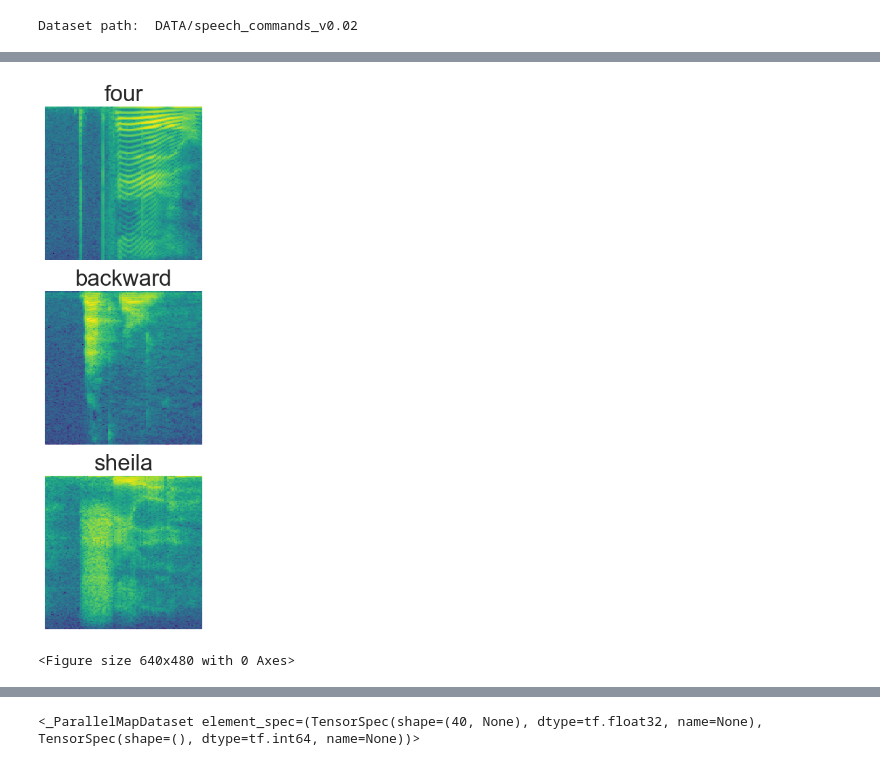
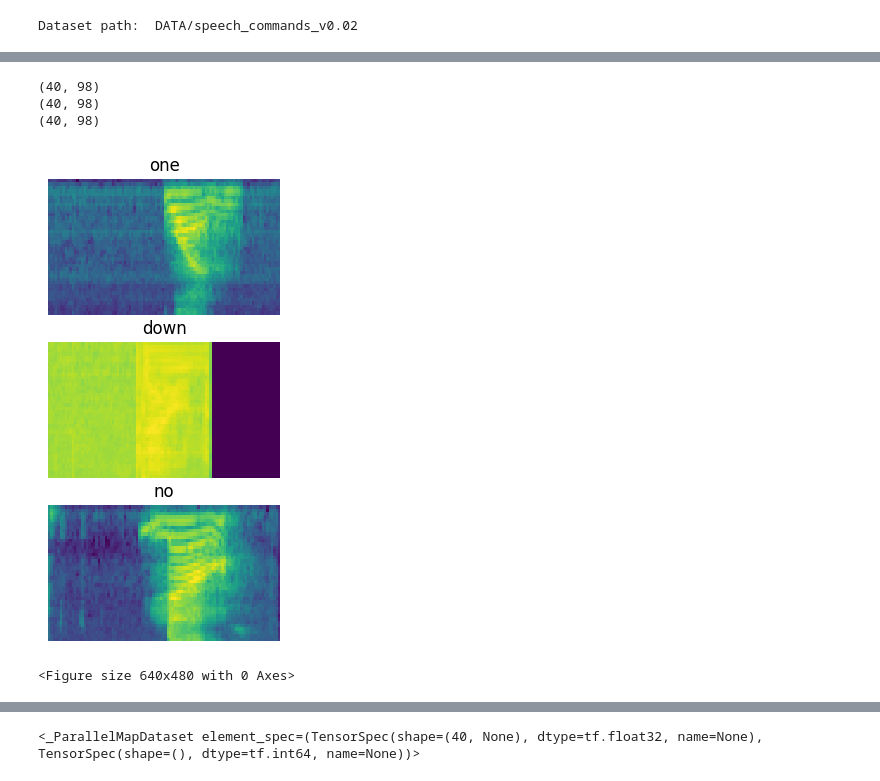
Before and after one commit to aidinattar/AudioKWS, a Jupyter notebook: examples.ipynb, the cells around one changed output, grey strips where cells are left out. Saved outputs shown, nothing was run; the diff lists cells and outputs as text; code cells hidden in the pictures.

Commit message:
some examples

```diff
--- a/examples.ipynb
+++ b/examples.ipynb
@@ -253,0 +57,10 @@ Traceback (most recent call last):
+# %%
+# spectrograms = data.get_spectrogram_logmel_ds(
+#     train_waveforms,
+#     commands
+# )
+
+spectrograms = data.get_spectrogram_mfcc_ds(
+    train_waveforms,
+    commands
+)
@@ -254,9 +88,12 @@ Traceback (most recent call last):
 # %%
-visual = DataVisualizer(train_waveforms, time_warped, commands)
-visual.plot_spectrogram_example(rows=3, cols=1, figsize=(3,10), savefig=True, filename='spectrogram_example.pdf')
+visual = DataVisualizer(train_waveforms, spectrograms, commands)
+visual.plot_spectrogram_example(rows=3, cols=1, figsize=(3,6), savefig=True, filename='spectrogram_example.pdf')
 # %% [output]
+(40, 98)
+(40, 98)
+(40, 98)
-[figure, old version]
+[figure, new version]
-<Figure size 640x480 with 0 Axes>
+<Figure size 640x480 with 0 Axes>
 # %%
 for spectrogram, _ in spectrograms.take(1):
     print(spectrogram.numpy().shape)
```
Also changed, not shown: parts of 28 cells of this notebook.
